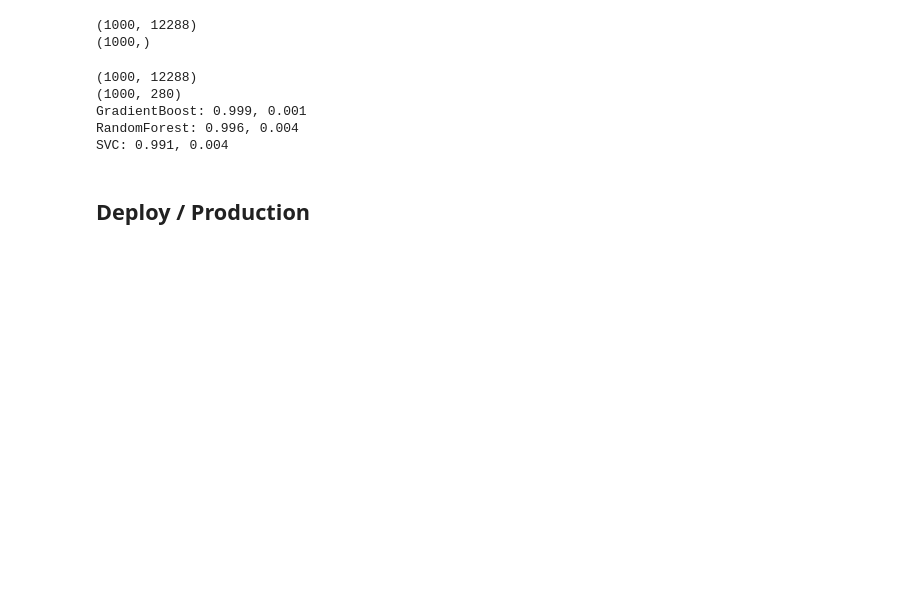
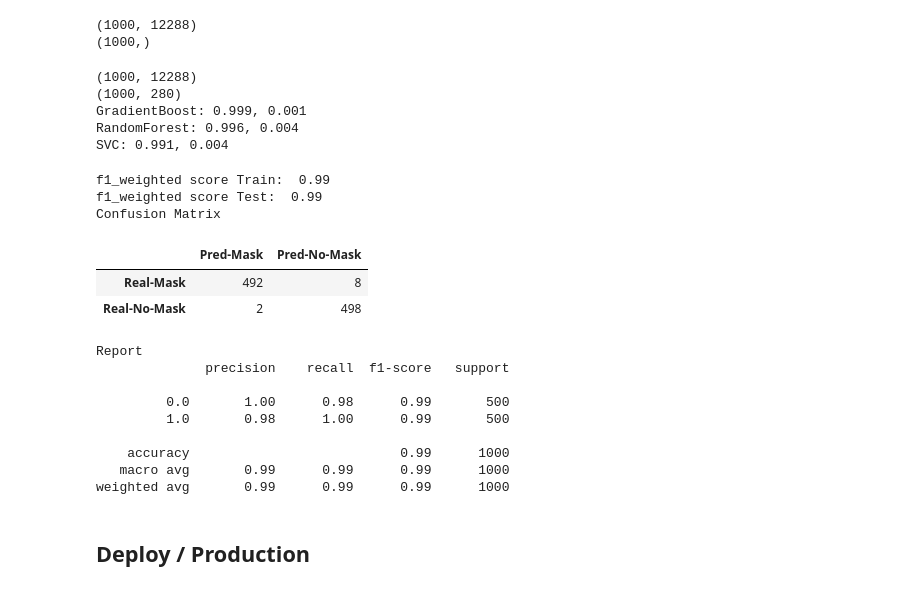
Before and after one commit to visiont3lab/project-covid-mask-classifier, a Jupyter notebook: Classification_Project.ipynb, the cells around one changed output. Saved outputs shown, nothing was run; the diff lists cells and outputs as text; code cells hidden in the pictures; blank space fills up the shorter version.

```diff
--- a/Classification_Project.ipynb
+++ b/Classification_Project.ipynb
@@ -480,35 +480,51 @@ class Inference:
 
   def inference_onnx(self,X):
     input_name = self.model_onnx.get_inputs()[0].name
     label_name = self.model_onnx.get_outputs()[1].name  # 0 output_label, 1 output_proability
     print(input_name, label_name)
     Y_pred = self.model_onnx.run([label_name], {input_name: X.astype(np.float32)})[0] # return a list of dick
     Y_pred_fin = []
     for val in Y_pred:
       mask_perc = val[0]
       nomask_perc = val[1]
       if mask_perc >= nomask_perc:
         Y_pred_fin.append(0)
       else:
         Y_pred_fin.append(1)
     return Y_pred_fin
 
 def report(X,Y):
     Inf = Inference()
 
     Y_pred = Inf.inference_pickle(X)
     #Y_pred = Inf.inference_onnx(X)
 
     print("Confusion Matrix")
     cm = confusion_matrix(Y,Y_pred)
     df = pd.DataFrame(cm, columns=["Pred-Mask","Pred-No-Mask"], index=["Real-Mask","Real-No-Mask"])
     display(df)
     print("Report")
     print(classification_report(Y, Y_pred))
 
-#pipeline = train(X,Y)
-pipeline = train_finetuning(X,Y)
+pipeline = train(X,Y)
+#pipeline = train_finetuning(X,Y)
 report(X,Y)
+# %% [output]
+f1_weighted score Train:  0.99
+f1_weighted score Test:  0.99
+Confusion Matrix
+|  | Pred-Mask | Pred-No-Mask |
+| Real-Mask | 492 | 8 |
+| Real-No-Mask | 2 | 498 |
+Report
+              precision    recall  f1-score   support
+
+         0.0       1.00      0.98      0.99       500
+         1.0       0.98      1.00      0.99       500
+
+    accuracy                           0.99      1000
+   macro avg       0.99      0.99      0.99      1000
+weighted avg       0.99      0.99      0.99      1000
 # %% [markdown]
 ## Deploy / Production
 # %% [markdown]
```
